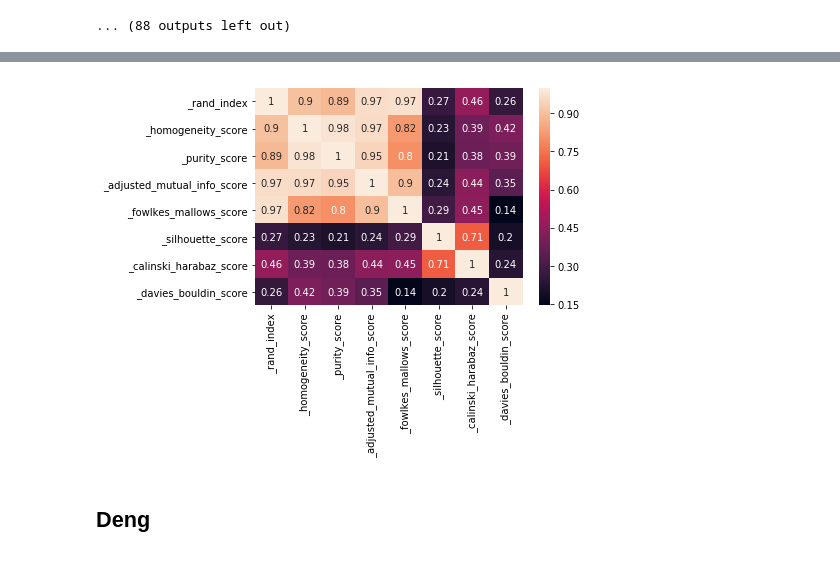
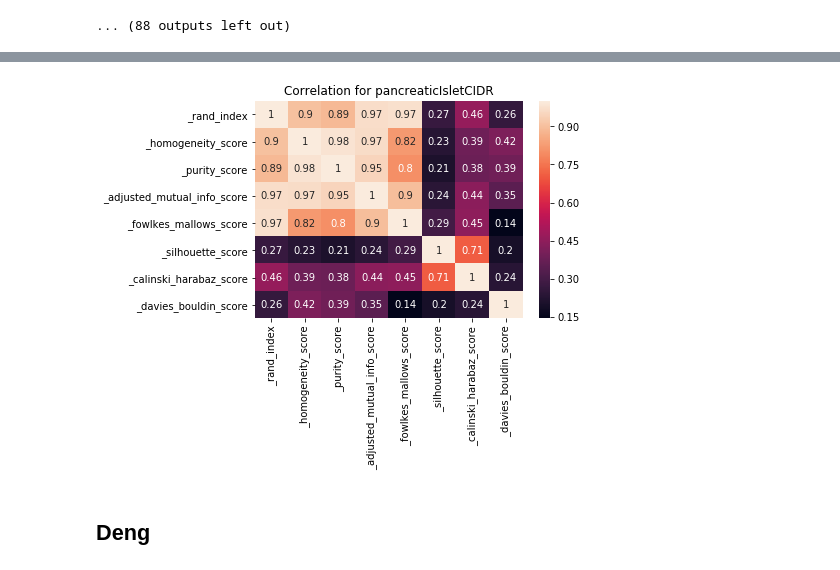
Before and after one commit to ciortanmadalina/single-cell-sota, a Jupyter notebook: gmm/gmm-pipeline.ipynb, the cells around one changed output, grey strips where cells are left out. Saved outputs shown, nothing was run; the diff lists cells and outputs as text; code cells hidden in the pictures.

```diff
--- a/gmm/gmm-pipeline.ipynb
+++ b/gmm/gmm-pipeline.ipynb
@@ -183,13 +182,13 @@ Index  0
 # %%
 resultsDf = pd.read_pickle(resultsFile)
 display(resultsDf.sort_values(by='_rand_index', ascending = False).head(3))
-gmm_utils.plotCorrelation(resultsDf)
+gmm_utils.plotCorrelation(resultsDf, name=dataset)
 # %% [output]
 |  | dataset | log | minCellsPerGene | minGeneDispersion | nb_clusters | pca_comp | scaler | _rand_index | ... |
 | 0 | brainCIDR | True | 2 | 0.154449 | 11 | 172 | standardScaleCells | 0.92438 | ... |
 | 0 | brainCIDR | True | 3 | 1.39415 | 6 | 269 | standardScaleCells | 0.908416 | ... |
 | 0 | brainCIDR | True | 0 | 0.342109 | 10 | 259 | standardScaleCells | 0.899254 | ... |
-[figure, old version]
+[figure, new version]
 # %% [markdown]
 ## Deng
 # %%
```
Also changed, not shown: parts of 4 cells of this notebook, 6 other files.
